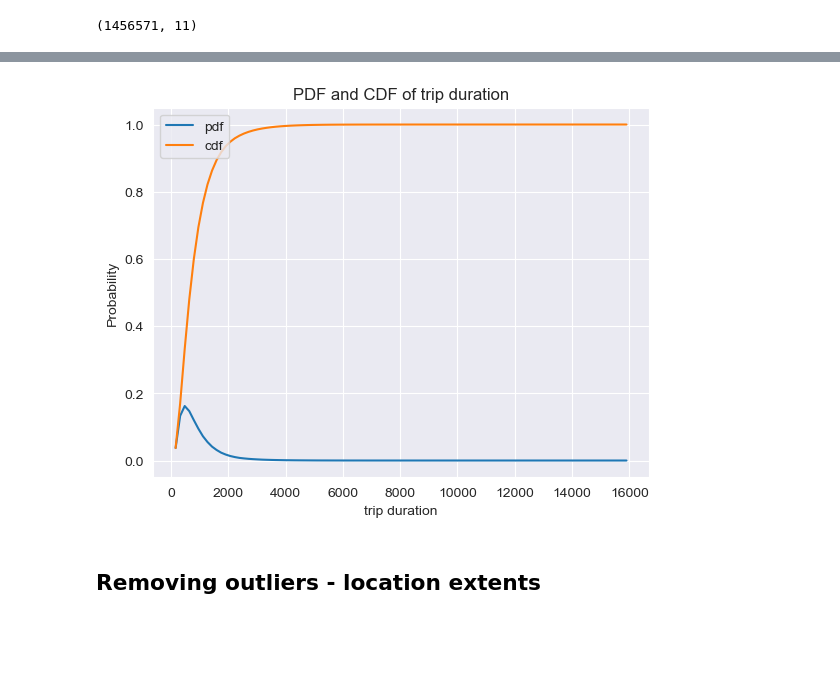
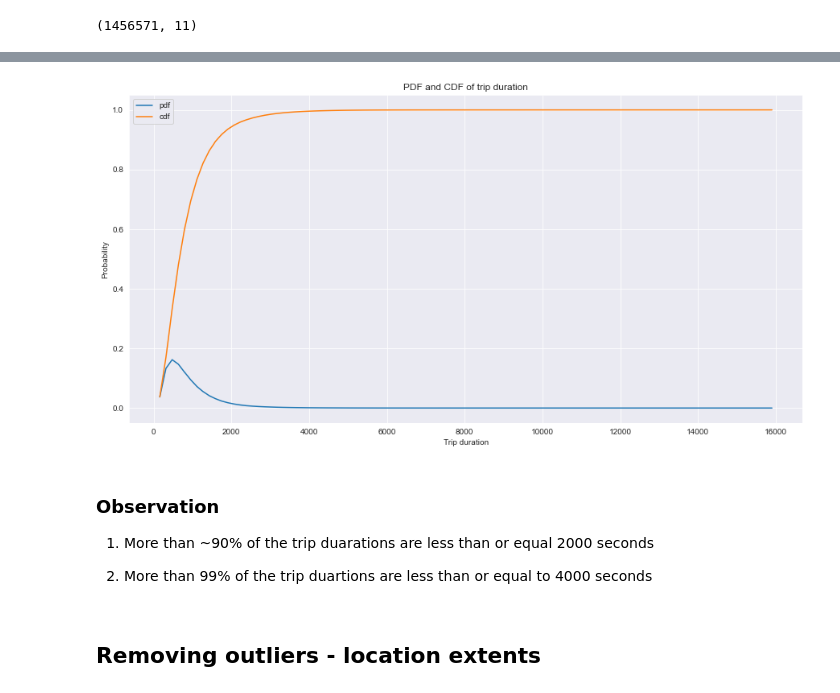
Before and after one commit to ajigeo/NYC-taxi-trip-duration-prediction, a Jupyter notebook: NYC_taxi_duration_prediction.ipynb, the cells around one changed output, grey strips where cells are left out. Drawn from its saved outputs; the diff is of its cells as text; code cells hidden in the pictures; blank space fills up the shorter version.

```diff
--- a/NYC_taxi_duration_prediction.ipynb
+++ b/NYC_taxi_duration_prediction.ipynb
@@ -10,7 +8,7 @@ sb.set_style("darkgrid")
 import datetime as dt
 from scipy import stats
 # %%
-data = pd.read_csv('C:/Users/arunt/Documents/nyc-taxi-trip-duration/train.csv')
+data = pd.read_csv('C:/Users/ISR1/Documents/nyc/train.csv')
 data.head(5)
 # %% [output]
 |  | id | vendor_id | pickup_datetime | dropoff_datetime | passenger_count | pickup_longitude | ... |
@@ -149,6 +167,7 @@ def pdf_cdf_plots(data,variable,bins,plot_title,x_label,y_label='Probability'):
     counts, bins = np.histogram(data[variable],bins=bins,density=True)
     pdf = counts/sum(counts)
     cdf = np.cumsum(pdf)
+    plt.figure(figsize=(15,7.5))
     plt.title(plot_title)
     plt.plot(bins[1:],pdf[:],label='pdf')
     plt.xlabel(x_label)
@@ -157,9 +176,15 @@ def pdf_cdf_plots(data,variable,bins,plot_title,x_label,y_label='Probability'):
     plt.legend(loc="upper left")
     plt.show()
 # %%
-pdf_cdf_plots(data,'trip_duration',100,'PDF and CDF of trip duration',"trip duration")
+pdf_cdf_plots(data,'trip_duration',100,'PDF and CDF of trip duration',"Trip duration")
 # %% [output]
-[figure, old version]
+[figure, new version]
+# %% [markdown]
+### Observation
+
+1) More than ~90% of the trip duarations are less than or equal 2000 seconds
+
+2) More than 99% of the trip duartions are less than or equal to 4000 seconds
 # %% [markdown]
 ## Removing outliers - location extents
 # %%
```
Also changed, not shown: parts of 28 cells of this notebook.
